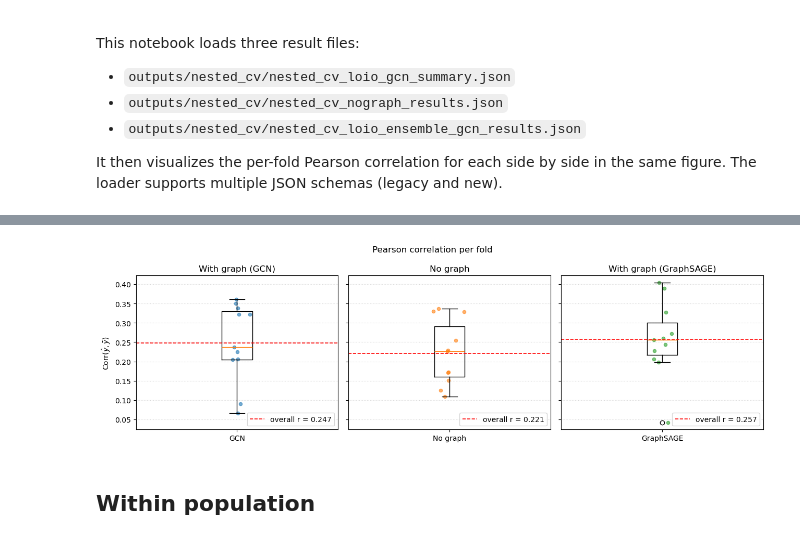
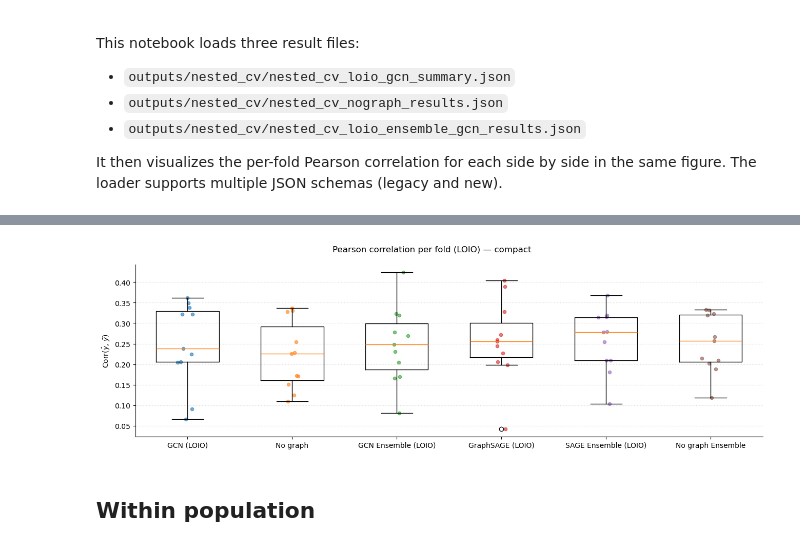
Before and after one commit to simennes/Project_thesis, a Jupyter notebook: nested_cv_analysis.ipynb, the cells around one changed output, grey strips where cells are left out. Drawn from its saved outputs; the diff is of its cells as text; code cells hidden in the pictures.

```diff
--- a/nested_cv_analysis.ipynb
+++ b/nested_cv_analysis.ipynb
@@ -142,8 +150,8 @@ loio_results = load_many(loio_entries)
 # %%
-# Boxplots of Pearson r for the four configurations side by side (LOIO)
-plot_boxpanels(loio_results, title='Pearson correlation per fold (LOIO)')
+# Compact single-axis boxplot of Pearson r for the six configurations (LOIO)
+plot_boxpanels(loio_results, title='Pearson correlation per fold (LOIO) — compact')
 # %% [output]
-[figure, old version]
+[figure, new version]
 # %% [markdown]
 ## Within population
 # %%
```
Also changed, not shown: parts of 3 cells of this notebook, 11 other files.
